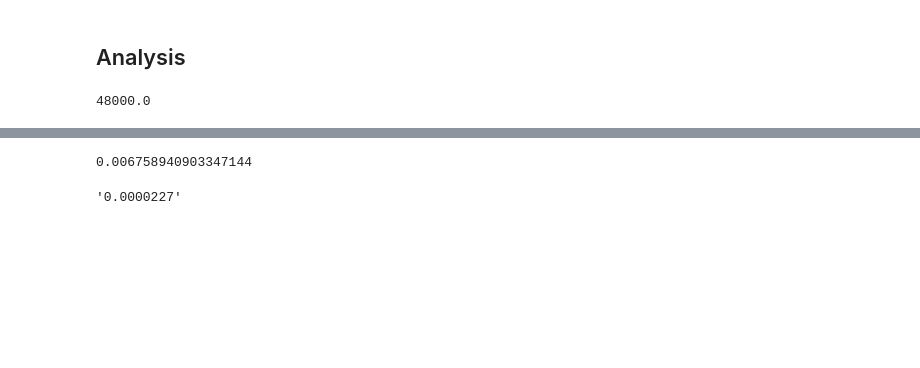
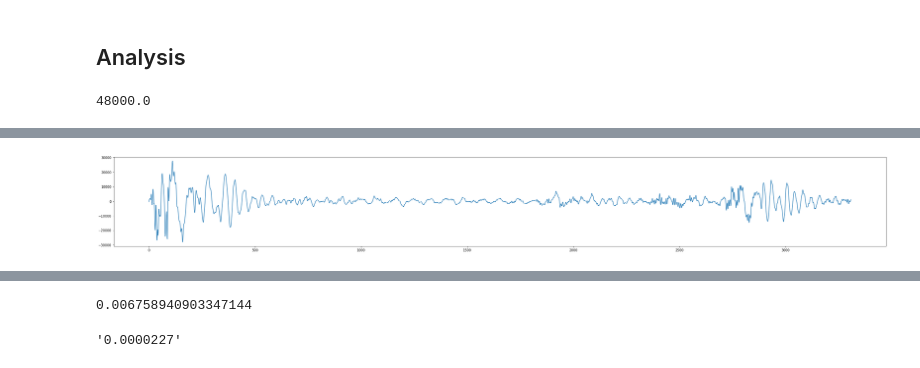
Before and after one commit to jimytim/TSMeter, a Jupyter notebook: Speed_Computation.ipynb, the cells around one changed output, grey strips where cells are left out. Drawn from its saved outputs; the diff is of its cells as text; code cells hidden in the pictures; blank space fills up the shorter version.

```diff
--- a/Speed_Computation.ipynb
+++ b/Speed_Computation.ipynb
@@ -230,0 +258,13 @@ def convert_ms_to_kmh(v):
+# %%
+audio_file = pathlib.Path("Audio/190724/Voix_190724_11.3gp")
+
+info = get_audio_info(audio_file, ffmpeg_bin_path)
+duration = get_audio_stream_metadata(audio_file, "duration", ffmpeg_bin_path, pretty=True)
+
+real_nb_samples = int(get_audio_stream_metadata(audio_file, "duration_ts", ffmpeg_bin_path, pretty=True, count_frames=True))
+nb_frames = int(get_audio_stream_metadata(audio_file, "nb_read_frames", ffmpeg_bin_path, pretty=True, count_frames=True))
+nb_samples = nb_frames * 1024 # The number of frames per packet is set to 1024 for the AAC codec, manual checked with 'ffmpeg.exe -v error -show_frames input.x'
+buffer_size = nb_samples * 2
+
+audio = load_audio(audio_file, buffer_size, ffmpeg_bin_path)
+print("Audio size = {}".format(audio.size))
@@ -230,0 +292,7 @@ def convert_ms_to_kmh(v):
+# %%
+audio = grep_time_interval_from_audio(audio, "1:31.570", "1:31.645")
+plt.plot(audio)
+fig = plt.gcf()
+fig.set_size_inches(42,5)
+# %% [output]
+[figure, added]
```
Also changed, not shown: parts of 34 cells of this notebook, 46 other files.
